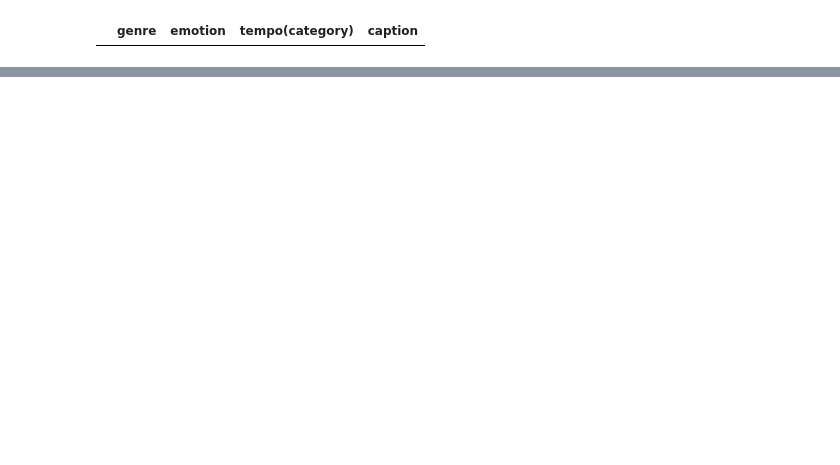
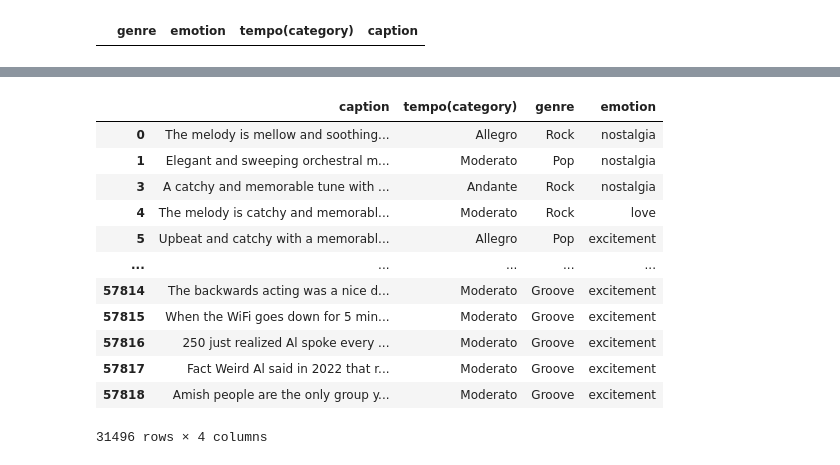
Before and after one commit to SangGank/LEVEL3, a Jupyter notebook: data_concat.ipynb, the cells around one changed output, grey strips where cells are left out. Saved outputs shown, nothing was run; the diff lists cells and outputs as text; code cells hidden in the pictures; blank space fills up the shorter version.

```diff
--- a/data_concat.ipynb
+++ b/data_concat.ipynb
@@ -110,0 +181,17 @@ data_total
+# %%
+data_total = pd.concat([data_1[['caption','tempo(category)','genre','emotion']], data_3[['caption','tempo(category)','genre','emotion']]])
+data_total
+# %% [output]
+|  | caption | tempo(category) | genre | emotion |
+| 0 | The melody is mellow and soothing... | Allegro | Rock | nostalgia |
+| 1 | Elegant and sweeping orchestral m... | Moderato | Pop | nostalgia |
+| 3 | A catchy and memorable tune with ... | Andante | Rock | nostalgia |
+| 4 | The melody is catchy and memorabl... | Moderato | Rock | love |
+| 5 | Upbeat and catchy with a memorabl... | Allegro | Pop | excitement |
+| ... | ... | ... | ... | ... |
+| 57814 | The backwards acting was a nice d... | Moderato | Groove | excitement |
+| 57815 | When the WiFi goes down for 5 min... | Moderato | Groove | excitement |
+| 57816 | 250 just realized Al spoke every ... | Moderato | Groove | excitement |
+| 57817 | Fact Weird Al said in 2022 that r... | Moderato | Groove | excitement |
+| 57818 | Amish people are the only group y... | Moderato | Groove | excitement |
+31496 rows × 4 columns
```
Also changed, not shown: parts of 21 cells of this notebook, 16 other files.
